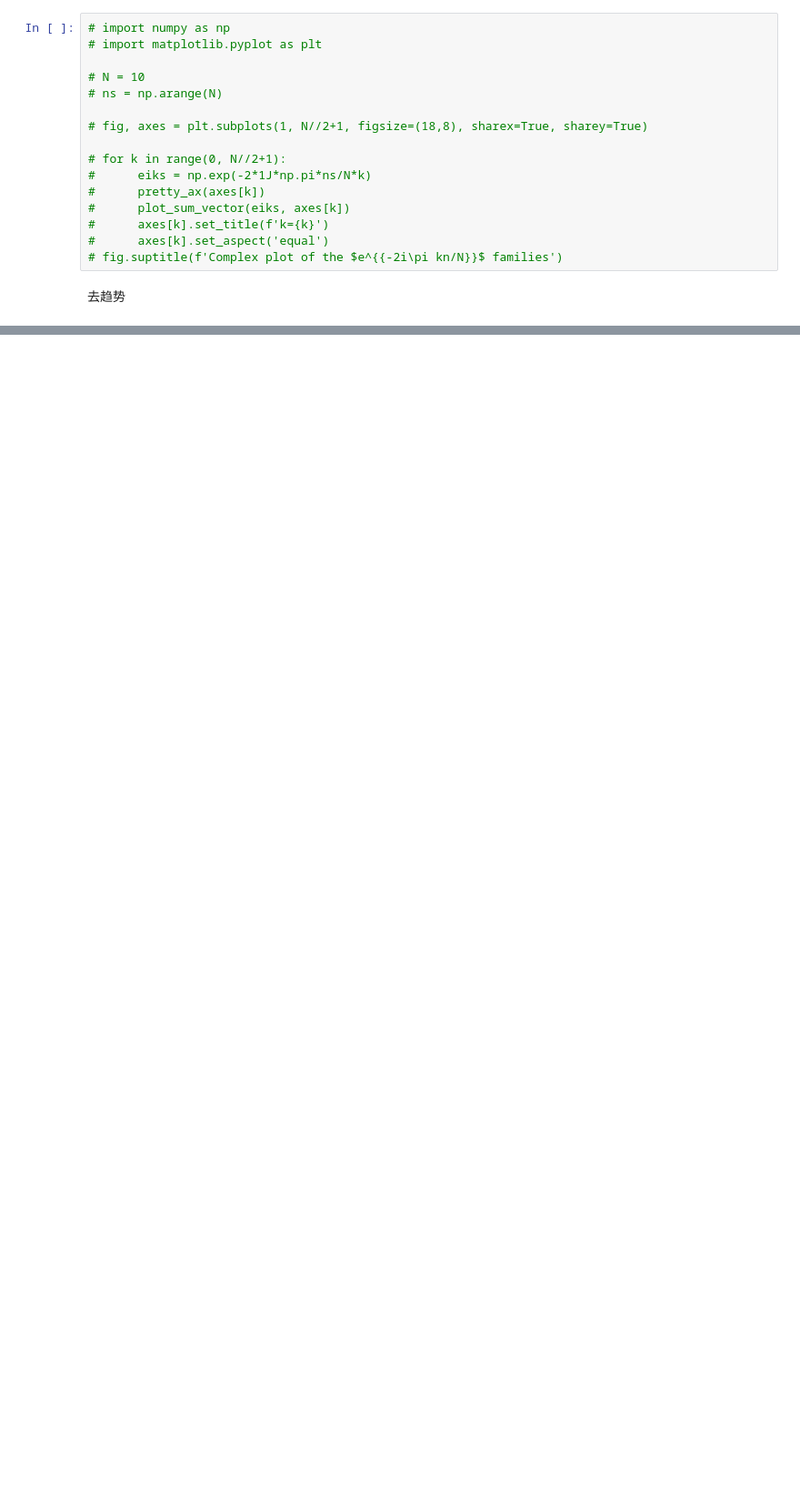
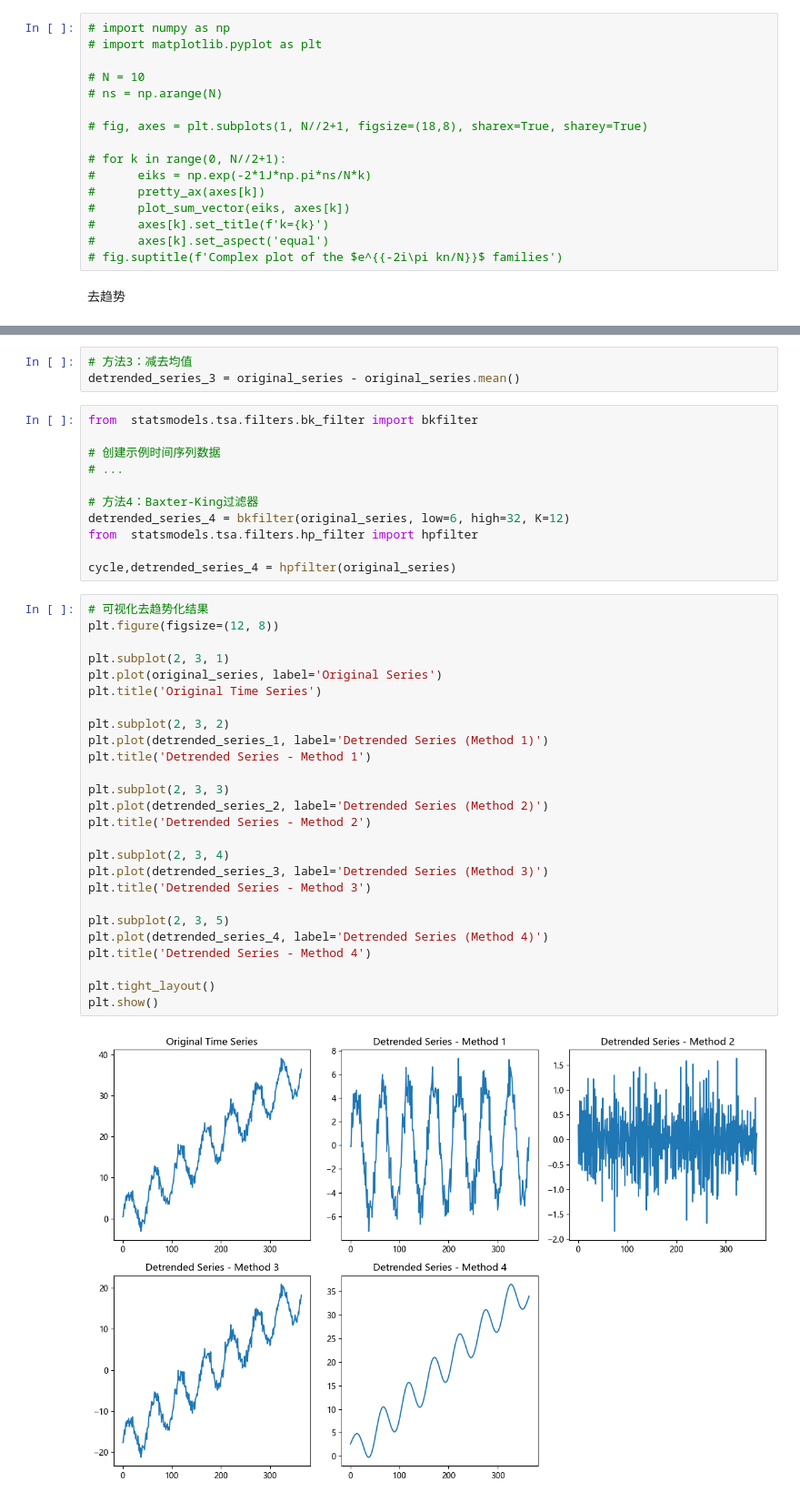
Before and after one commit to lomvix/time-series-study, a Jupyter notebook: Detrending.ipynb, the cells around one changed output, grey strips where cells are left out. Shown at 91% size. Saved outputs shown, nothing was run; the diff lists cells and outputs as text; blank space fills up the shorter version.

```diff
--- a/Detrending.ipynb
+++ b/Detrending.ipynb
@@ -200,0 +331,42 @@ plt.show()
+# %%
+# 方法3：减去均值
+detrended_series_3 = original_series - original_series.mean()
+# %%
+from  statsmodels.tsa.filters.bk_filter import bkfilter
+
+# 创建示例时间序列数据
+# ...
+
+# 方法4：Baxter-King过滤器
+detrended_series_4 = bkfilter(original_series, low=6, high=32, K=12)
+from  statsmodels.tsa.filters.hp_filter import hpfilter
+
+cycle,detrended_series_4 = hpfilter(original_series)
+# %%
+# 可视化去趋势化结果
+plt.figure(figsize=(12, 8))
+
+plt.subplot(2, 3, 1)
+plt.plot(original_series, label='Original Series')
+plt.title('Original Time Series')
+
+plt.subplot(2, 3, 2)
+plt.plot(detrended_series_1, label='Detrended Series (Method 1)')
+plt.title('Detrended Series - Method 1')
+
+plt.subplot(2, 3, 3)
+plt.plot(detrended_series_2, label='Detrended Series (Method 2)')
+plt.title('Detrended Series - Method 2')
+
+plt.subplot(2, 3, 4)
+plt.plot(detrended_series_3, label='Detrended Series (Method 3)')
+plt.title('Detrended Series - Method 3')
+
+plt.subplot(2, 3, 5)
+plt.plot(detrended_series_4, label='Detrended Series (Method 4)')
+plt.title('Detrended Series - Method 4')
+
+plt.tight_layout()
+plt.show()
+# %% [output]
+[figure, added]
```
Also changed, not shown: parts of 23 cells of this notebook, 6 other files.
